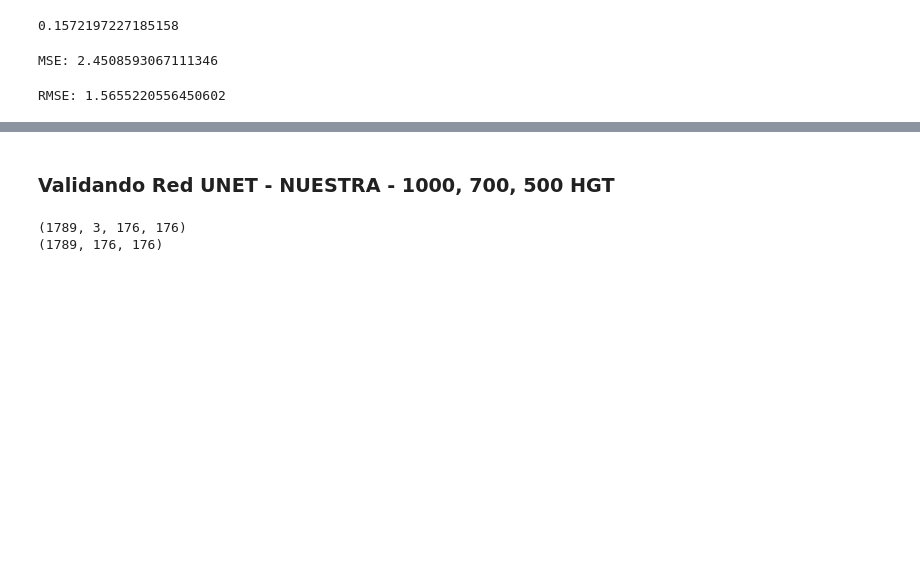
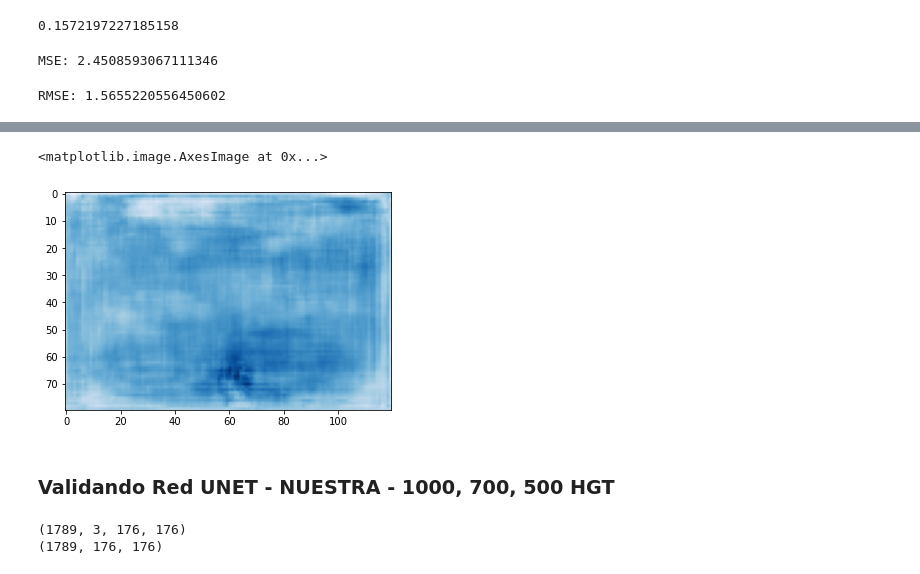
Before and after one commit to JFC95/ProyectoIntegrador_Weather, a Jupyter notebook: Notebooks/Validation.ipynb, the cells around one changed output, grey strips where cells are left out. Cells and saved outputs as stored; diff of their text form; code cells hidden in the pictures; blank space fills up the shorter version.

```diff
--- a/Notebooks/Validation.ipynb
+++ b/Notebooks/Validation.ipynb
@@ -272,3 +287,8 @@ RMSE: 1.5655220556450602
+# %%
+plt.imshow(Y_pred[800, :,:,0], cmap='Blues')
+# %% [output]
+<matplotlib.image.AxesImage at 0x...>
+[figure, added]
 # %% [markdown]
 ### Validando Red UNET - NUESTRA - 1000, 700, 500 HGT
 # %%
```
Also changed, not shown: parts of 7 cells of this notebook, 1 other file.
